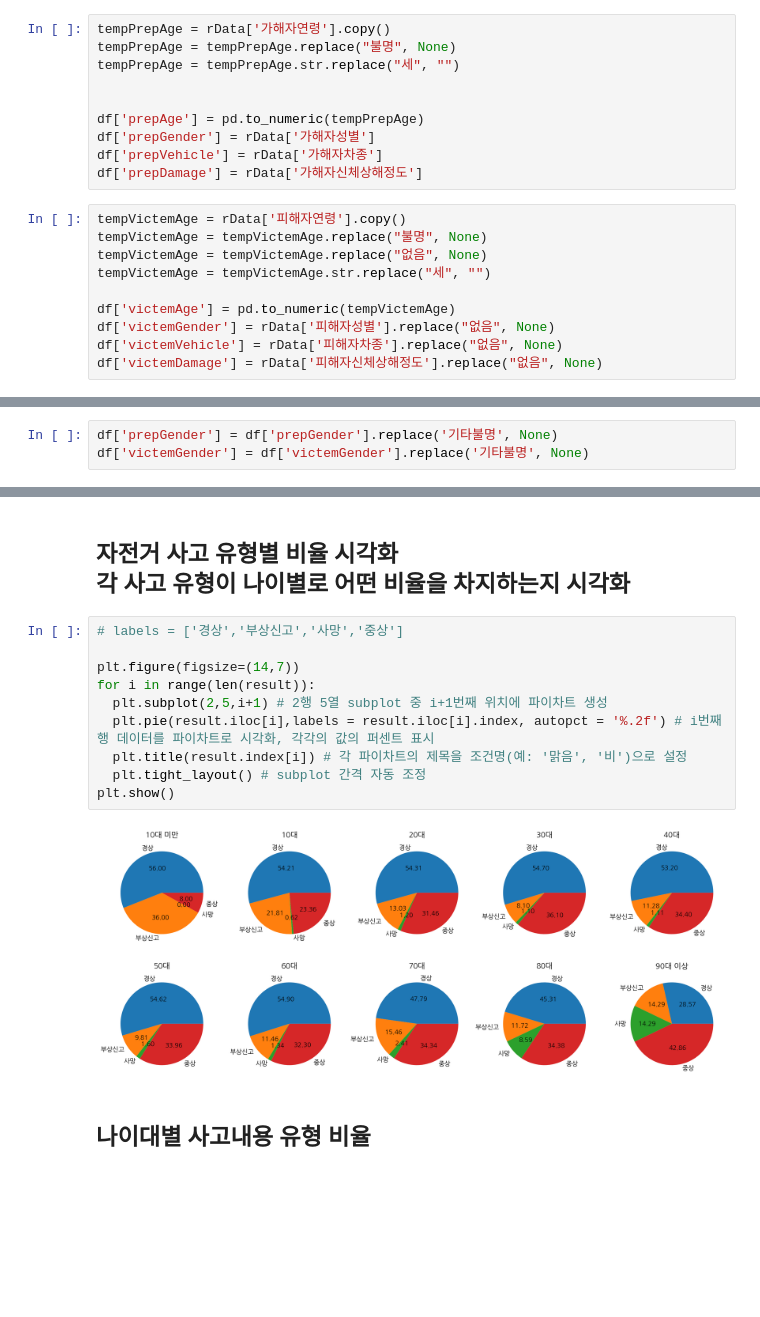
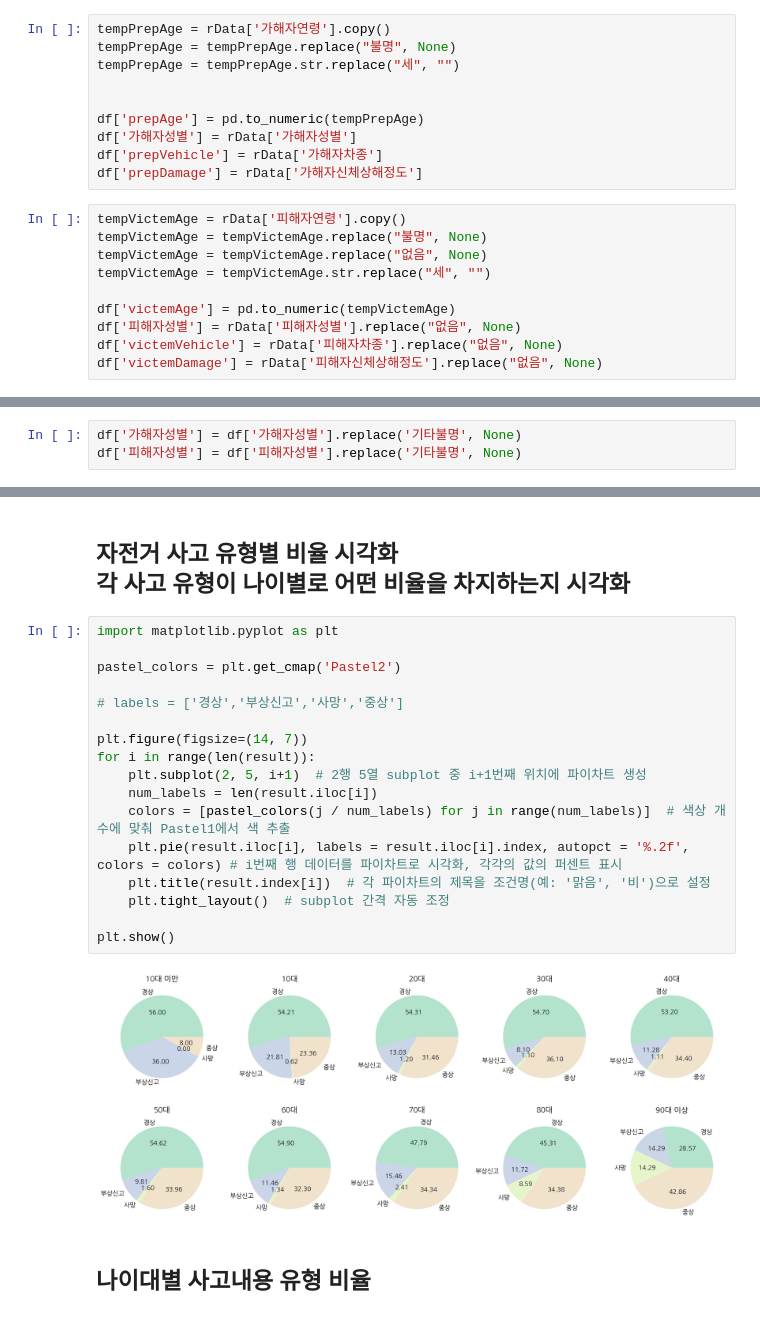
Before and after one commit to carvestar/25-BDA-TeamDP, a Jupyter notebook: 25_BDA_BikeCrash_TeamDP.ipynb, the cells around one changed output, grey strips where cells are left out. Cells and saved outputs as stored; diff of their text form; blank space fills up the shorter version.

```diff
--- a/25_BDA_BikeCrash_TeamDP.ipynb
+++ b/25_BDA_BikeCrash_TeamDP.ipynb
@@ -129,7 +120,7 @@ tempPrepAge = tempPrepAge.str.replace("세", "")
 
 
 df['prepAge'] = pd.to_numeric(tempPrepAge)
-df['prepGender'] = rData['가해자성별']
+df['가해자성별'] = rData['가해자성별']
 df['prepVehicle'] = rData['가해자차종']
 df['prepDamage'] = rData['가해자신체상해정도']
 # %%
@@ -139,7 +130,7 @@ tempVictemAge = tempVictemAge.replace("없음", None)
 tempVictemAge = tempVictemAge.str.replace("세", "")
 
 df['victemAge'] = pd.to_numeric(tempVictemAge)
-df['victemGender'] = rData['피해자성별'].replace("없음", None)
+df['피해자성별'] = rData['피해자성별'].replace("없음", None)
 df['victemVehicle'] = rData['피해자차종'].replace("없음", None)
 df['victemDamage'] = rData['피해자신체상해정도'].replace("없음", None)
 # %%
@@ -320,8 +311,8 @@ plt.show()
 # %% [markdown]
 ### '기타불명' 값은 None으로 처리하여 시각화에서 제외
 # %%
-df['prepGender'] = df['prepGender'].replace('기타불명', None)
-df['victemGender'] = df['victemGender'].replace('기타불명', None)
+df['가해자성별'] = df['가해자성별'].replace('기타불명', None)
+df['피해자성별'] = df['피해자성별'].replace('기타불명', None)
 # %% [markdown]
 ## 가해자 성별별 사고 횟수 시각화 <br> 성별에 따라 사고 발생 빈도가 어떻게 다른지 분석
 # %%
@@ -534,17 +525,24 @@ plt.show()
 # %% [markdown]
 ## 자전거 사고 유형별 비율 시각화 <br> 각 사고 유형이 나이별로 어떤 비율을 차지하는지 시각화
 # %%
+import matplotlib.pyplot as plt
+
+pastel_colors = plt.get_cmap('Pastel2')
+
 # labels = ['경상','부상신고','사망','중상']
 
-plt.figure(figsize=(14,7))
+plt.figure(figsize=(14, 7))
 for i in range(len(result)):
-  plt.subplot(2,5,i+1) # 2행 5열 subplot 중 i+1번째 위치에 파이차트 생성
-  plt.pie(result.iloc[i],labels = result.iloc[i].index, autopct = '%.2f') # i번째 행 데이터를 파이차트로 시각화, 각각의 값의 퍼센트 표시
-  plt.title(result.index[i]) # 각 파이차트의 제목을 조건명(예: '맑음', '비')으로 설정
-  plt.tight_layout() # subplot 간격 자동 조정
+    plt.subplot(2, 5, i+1)  # 2행 5열 subplot 중 i+1번째 위치에 파이차트 생성
+    num_labels = len(result.iloc[i])
+    colors = [pastel_colors(j / num_labels) for j in range(num_labels)]  # 색상 개수에 맞춰 Pastel1에서 색 추출
+    plt.pie(result.iloc[i], labels = result.iloc[i].index, autopct = '%.2f', colors = colors) # i번째 행 데이터를 파이차트로 시각화, 각각의 값의 퍼센트 표시
+    plt.title(result.index[i])  # 각 파이차트의 제목을 조건명(예: '맑음', '비')으로 설정
+    plt.tight_layout()  # subplot 간격 자동 조정
+
 plt.show()
 # %% [output]
-[figure, old version]
+[figure, new version]
 # %% [markdown]
 ## 나이대별 사고내용 유형 비율
 # %%
```
Also changed, not shown: parts of 9 cells of this notebook.
